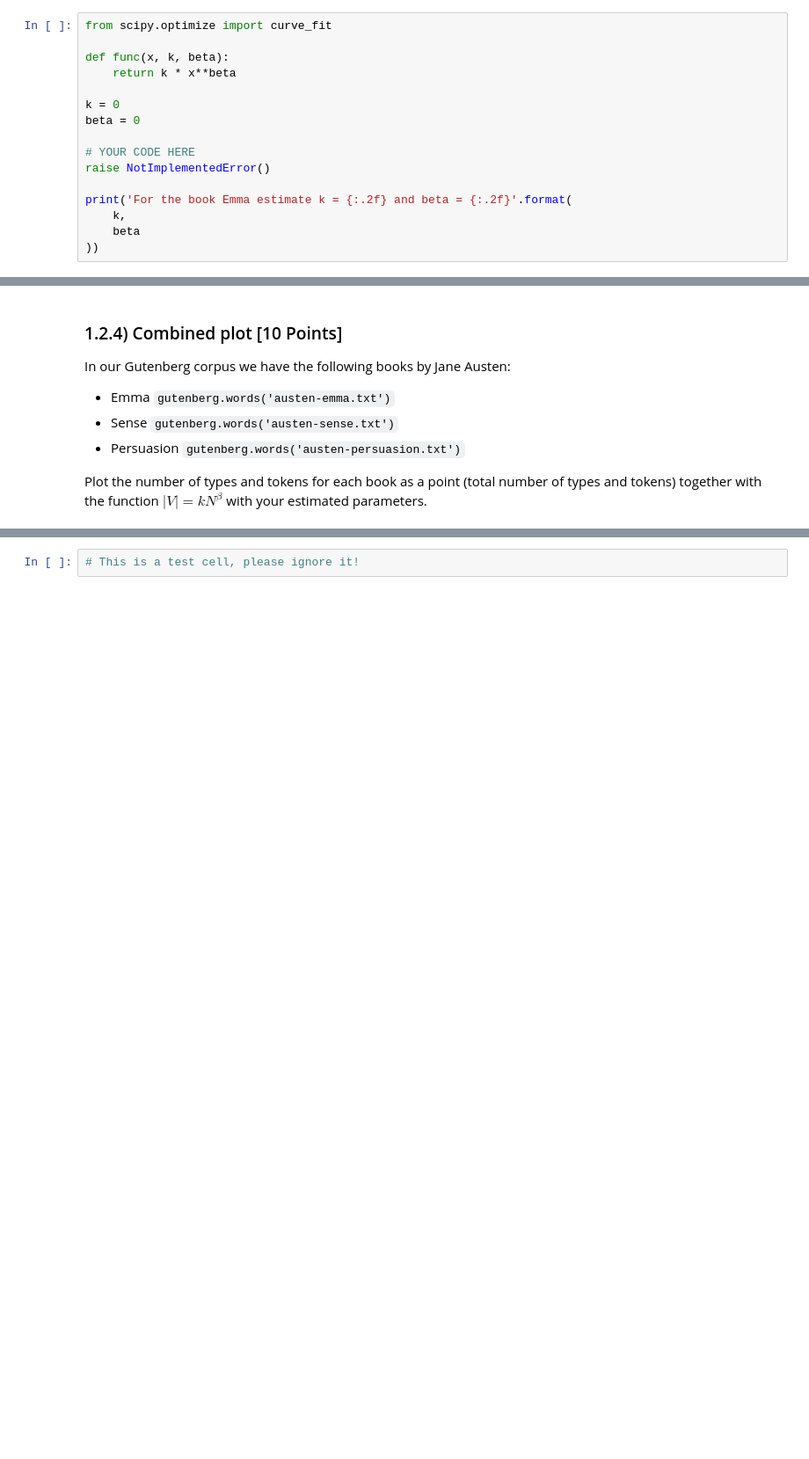
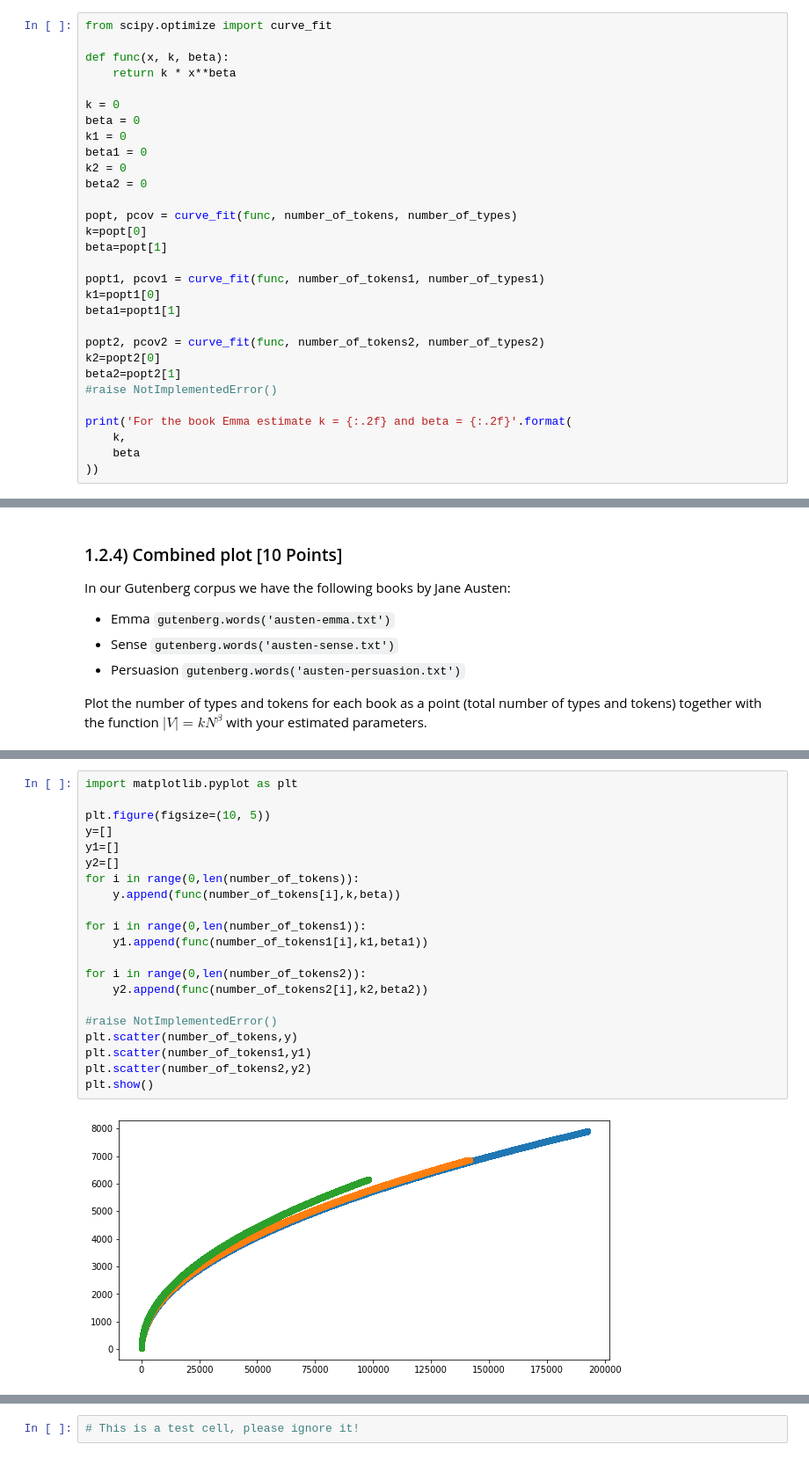
Before and after one commit to IbrahimLakhzine/NLP, a Jupyter notebook: N-Grams.ipynb, the cells around one changed output, grey strips where cells are left out. Shown at 88% size. Saved outputs shown, nothing was run; the diff lists cells and outputs as text; blank space fills up the shorter version.

```diff
--- a/N-Grams.ipynb
+++ b/N-Grams.ipynb
@@ -147,9 +199,23 @@ def func(x, k, beta):
 
 k = 0
 beta = 0
+k1 = 0
+beta1 = 0
+k2 = 0
+beta2 = 0
 
-# YOUR CODE HERE
-raise NotImplementedError()
+popt, pcov = curve_fit(func, number_of_tokens, number_of_types)
+k=popt[0]
+beta=popt[1]
+
+popt1, pcov1 = curve_fit(func, number_of_tokens1, number_of_types1)
+k1=popt1[0]
+beta1=popt1[1]
+
+popt2, pcov2 = curve_fit(func, number_of_tokens2, number_of_types2)
+k2=popt2[0]
+beta2=popt2[1]
+#raise NotImplementedError()
 
 print('For the book Emma estimate k = {:.2f} and beta = {:.2f}'.format(
     k,
@@ -177,3 +238,26 @@ plt.show()
+# %%
+import matplotlib.pyplot as plt
+
+plt.figure(figsize=(10, 5))
+y=[]
+y1=[]
+y2=[]
+for i in range(0,len(number_of_tokens)):
+    y.append(func(number_of_tokens[i],k,beta))
+
+for i in range(0,len(number_of_tokens1)):
+    y1.append(func(number_of_tokens1[i],k1,beta1))
+
+for i in range(0,len(number_of_tokens2)):
+    y2.append(func(number_of_tokens2[i],k2,beta2))
+
+#raise NotImplementedError()
+plt.scatter(number_of_tokens,y)
+plt.scatter(number_of_tokens1,y1)
+plt.scatter(number_of_tokens2,y2)
+plt.show()
+# %% [output]
+[figure, added]
 # %% [markdown]
 ## 2.1) Bigram Model [50 Points]
 
```
Also changed, not shown: parts of 8 cells of this notebook.
